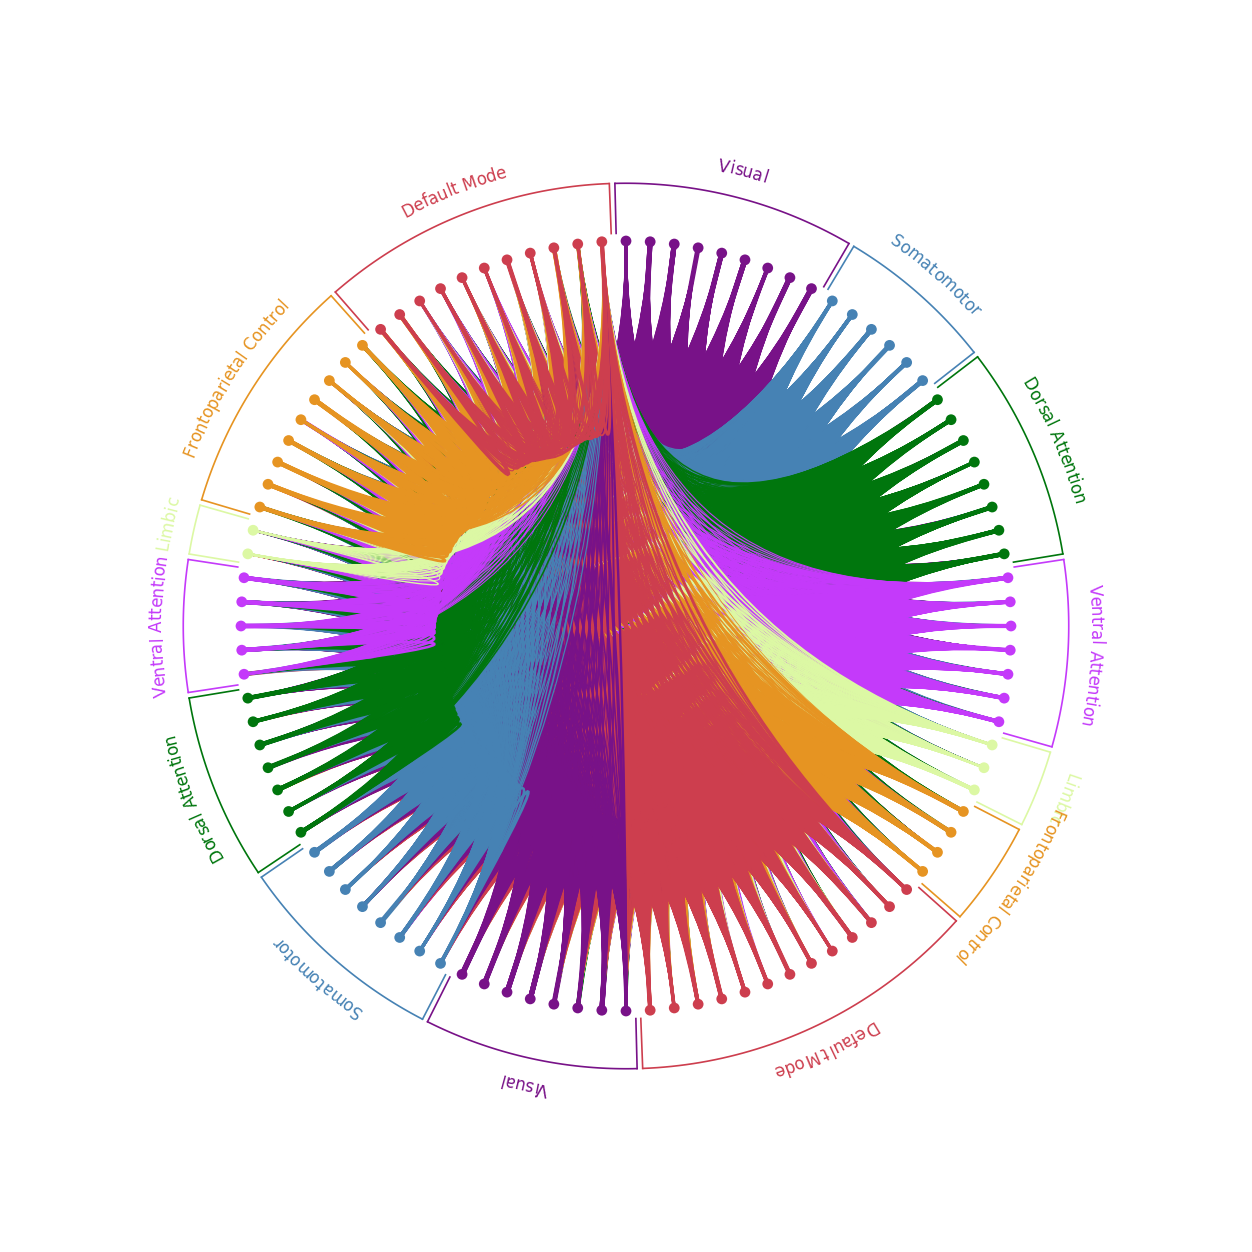
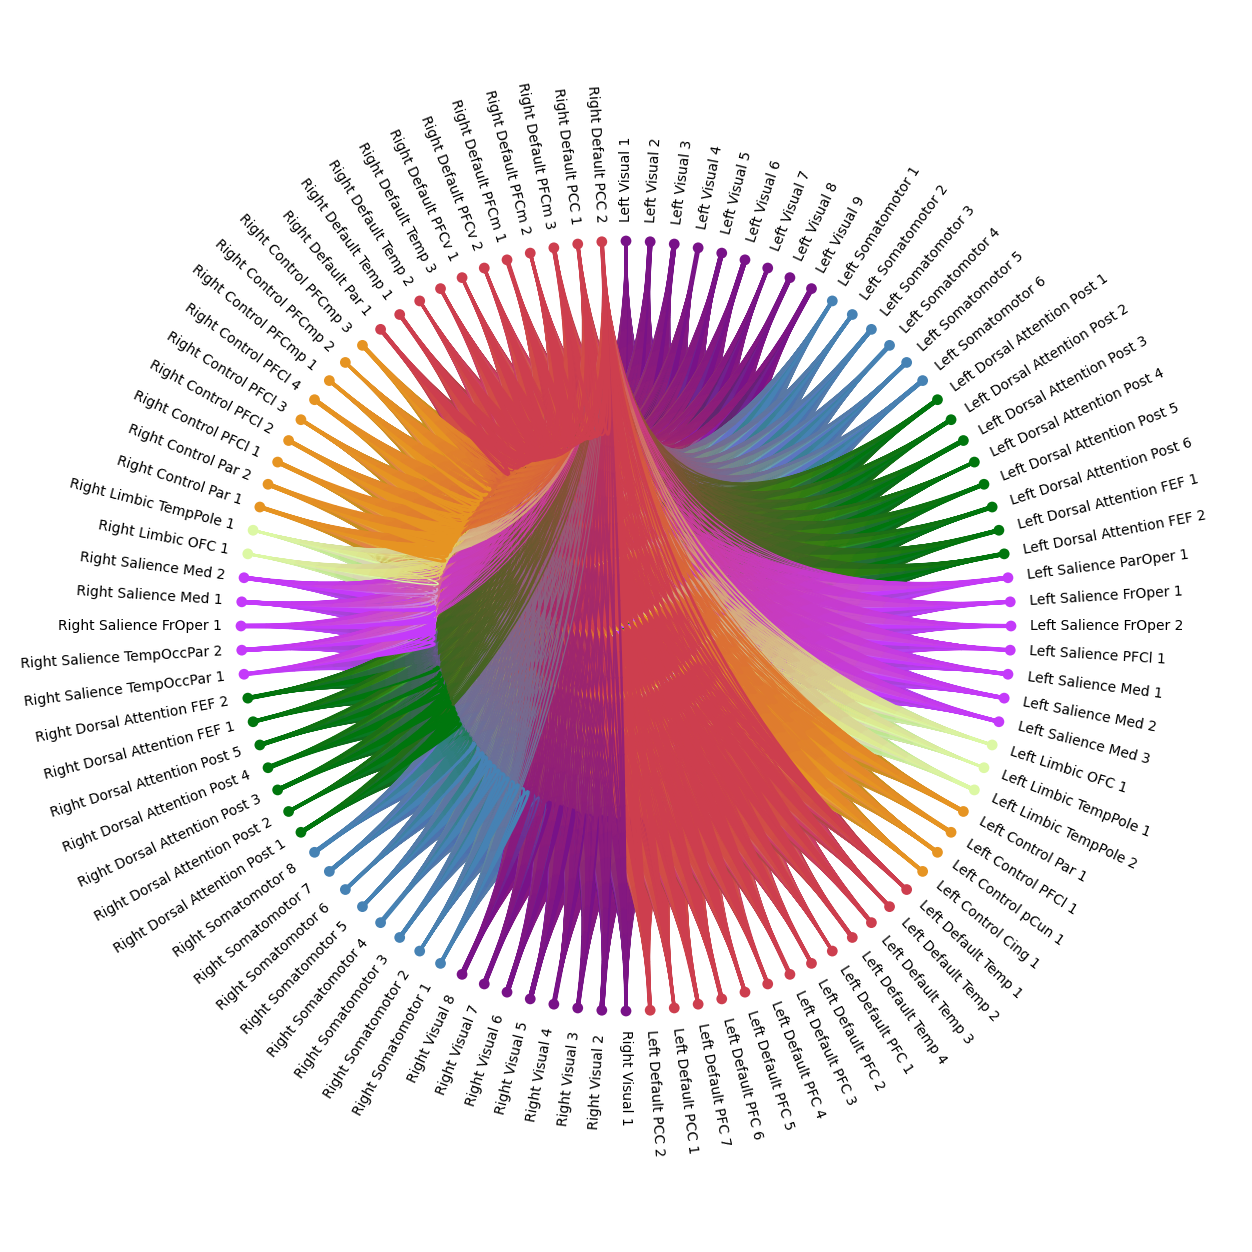
The notebook cell's code change between the first figure and the second:
--- before
+++ after
@@ -1 +1,2 @@
-_ = g.plot(label=False, sec_label="Bracket", edge_color_method="Node", radius=2, sec_label_size=12)
+_ = g.plot(label=True, sec_label=False, edge_color_method="Nodes", radius=2, sec_label_size=12)
+g.savegraph('test_graph.png')

Commit: Test file edits Docstring edits